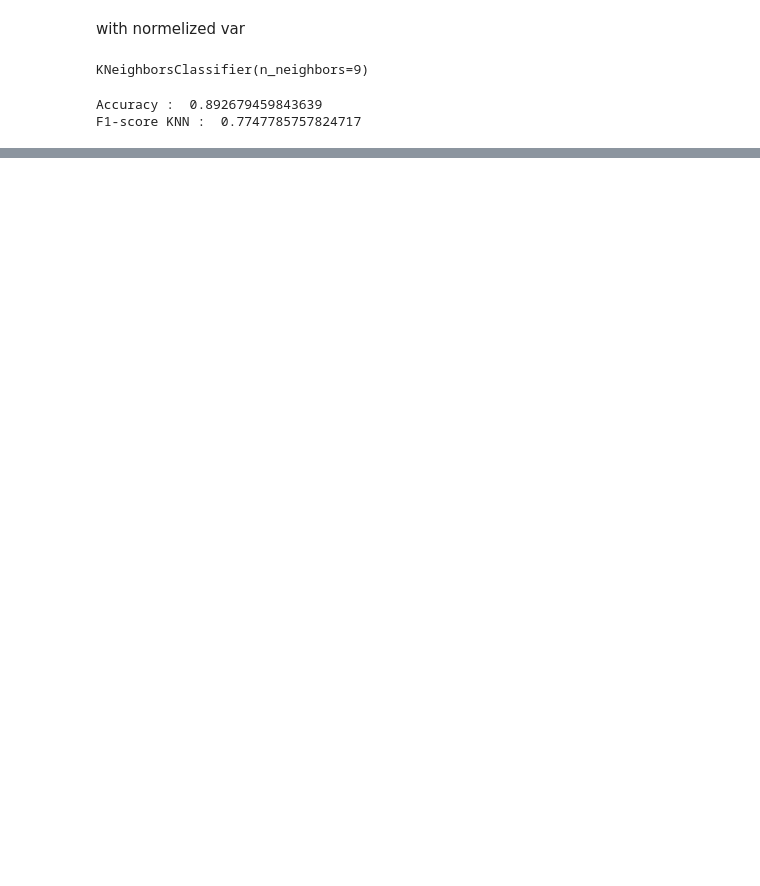
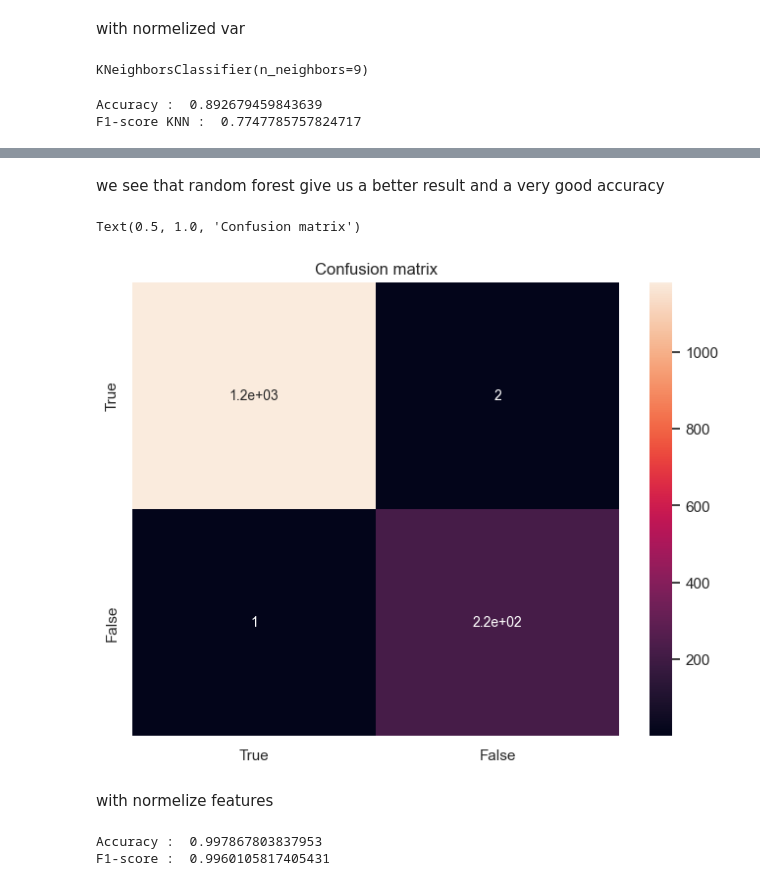
Before and after one commit to Djazil01/NASA-Object-Space-Selection, a Jupyter notebook: Nasa.ipynb, the cells around one changed output, grey strips where cells are left out. Saved outputs shown, nothing was run; the diff lists cells and outputs as text; code cells hidden in the pictures; blank space fills up the shorter version.

```diff
--- a/Nasa.ipynb
+++ b/Nasa.ipynb
@@ -343,0 +368,19 @@ F1-score KNN :  0.7747785757824717
+# %% [markdown]
+we see that random forest give us a better result and a very good accuracy
+# %%
+plt.figure(figsize=(8,6))
+sns.heatmap(metrics.confusion_matrix(etiq_test, yforrest), annot=True, annot_kws={"size": 10}, yticklabels=["True","False"], xticklabels=["True","False"])
+plt.title('Confusion matrix')
+# %% [output]
+Text(0.5, 1.0, 'Confusion matrix')
+[figure, added]
+# %% [markdown]
+with normelize features
+# %%
+forrest = RandomForestClassifier(n_estimators = 300, max_features ='log2', criterion = 'entropy', class_weight='balanced').fit(fv_train_scaled,etiq_train)
+yforrest_scaled = forrest.predict(fv_test_scaled)
+print("Accuracy : ",metrics.accuracy_score(etiq_test, yforrest))
+print("F1-score : ",metrics.f1_score(etiq_test, yforrest_scaled, average = "macro"))
+# %% [output]
+Accuracy :  0.997867803837953
+F1-score :  0.9960105817405431
```
Also changed, not shown: parts of 6 cells of this notebook.
